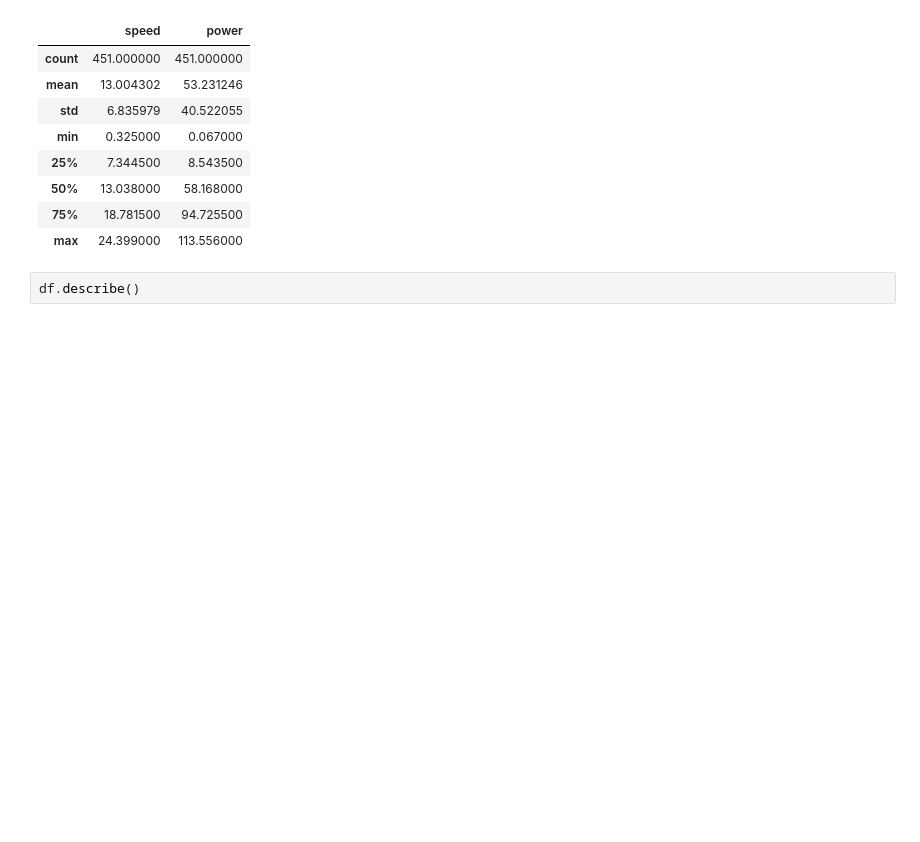
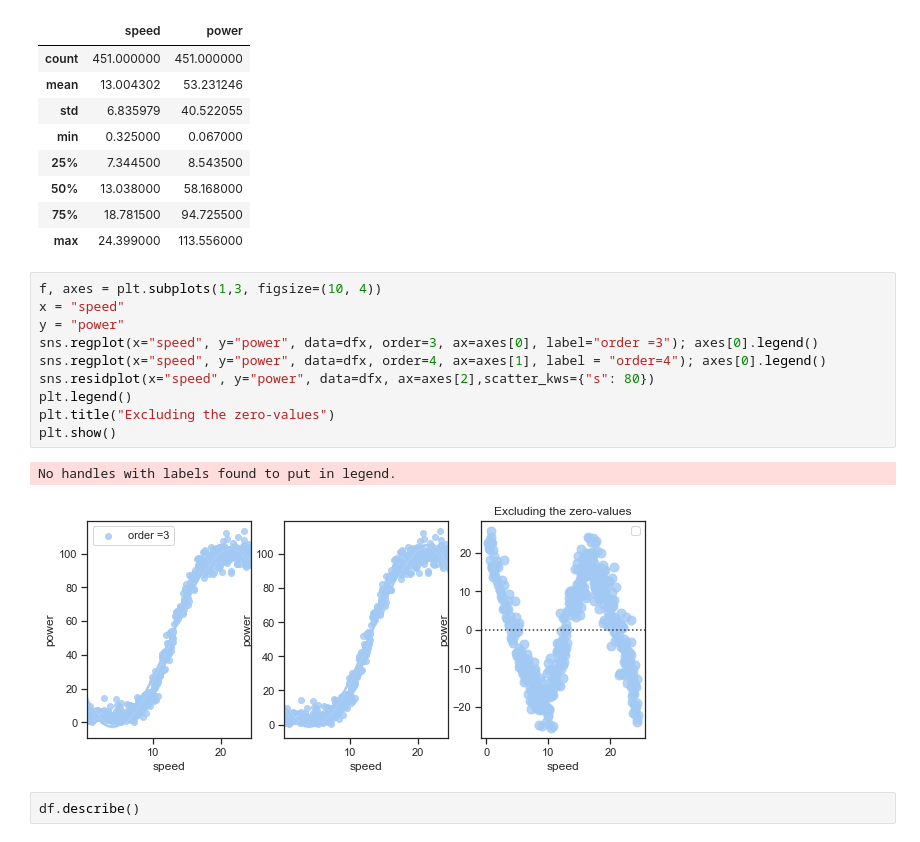
Before and after one commit to angela1C/MLASProject, a Jupyter notebook: speed_power.ipynb, the cells around one changed output. Saved outputs shown, nothing was run; the diff lists cells and outputs as text; blank space fills up the shorter version.

Commit message:
plots excluding zero values, move references to end of notebook

```diff
--- a/speed_power.ipynb
+++ b/speed_power.ipynb
@@ -592,6 +547,19 @@ dfx.describe()
 | 50% | 13.038000 | 58.168000 |
 | 75% | 18.781500 | 94.725500 |
 | max | 24.399000 | 113.556000 |
+# %%
+f, axes = plt.subplots(1,3, figsize=(10, 4))
+x = "speed"
+y = "power"
+sns.regplot(x="speed", y="power", data=dfx, order=3, ax=axes[0], label="order =3"); axes[0].legend()
+sns.regplot(x="speed", y="power", data=dfx, order=4, ax=axes[1], label = "order=4"); axes[0].legend()
+sns.residplot(x="speed", y="power", data=dfx, ax=axes[2],scatter_kws={"s": 80})
+plt.legend()
+plt.title("Excluding the zero-values")
+plt.show()
+# %% [output]
+No handles with labels found to put in legend.
+[figure, added]
 # %%
 df.describe()
 # %% [output]
```
Also changed, not shown: parts of 11 cells of this notebook.
